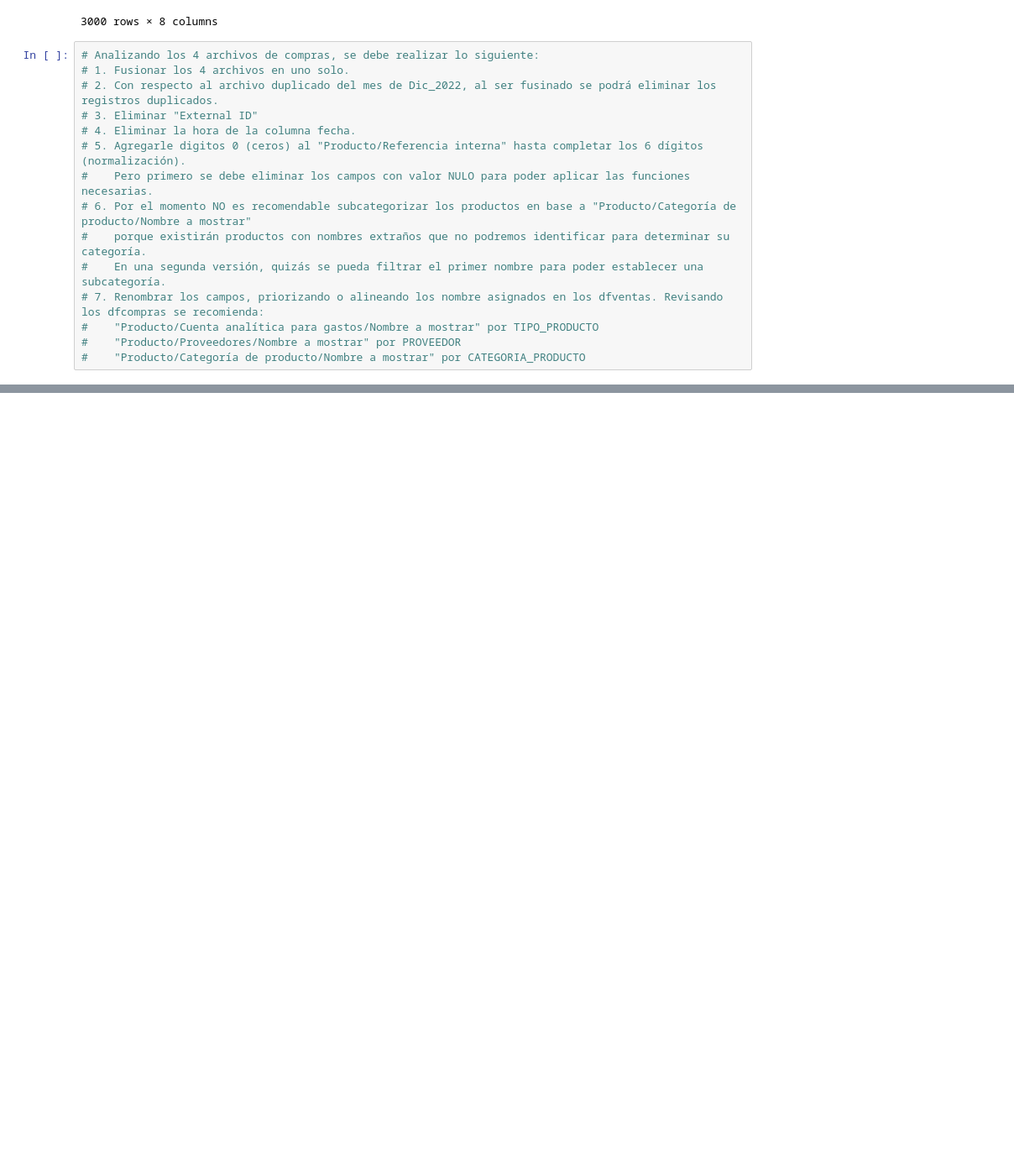
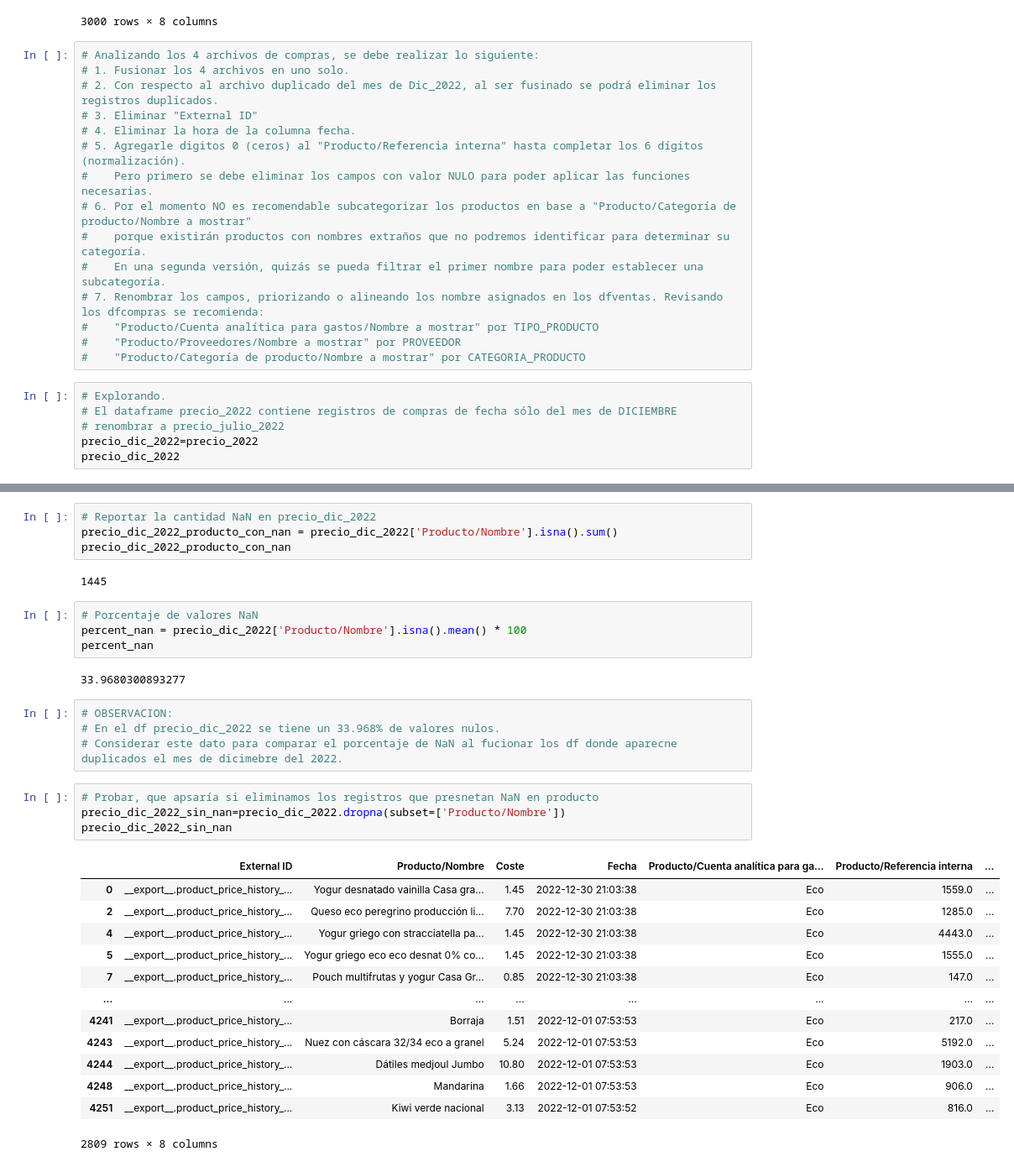
Before and after one commit to Factoria-F5-AI-Bootcamp-1-Edicion/Proyecto_Osa, a Jupyter notebook: Osa_limpieza.ipynb, the cells around one changed output, grey strips where cells are left out. Shown: that part at 84% size. Drawn from its saved outputs; the diff is of its cells as text; blank space fills up the shorter version.

Commit message:
se continua con la depuracion de compras, tratamiento de variable fecha

```diff
--- a/Osa_limpieza.ipynb
+++ b/Osa_limpieza.ipynb
@@ -1880,3 +1880,9 @@ precio_2022.head(3000)
 #    "Producto/Cuenta analítica para gastos/Nombre a mostrar" por TIPO_PRODUCTO
 #    "Producto/Proveedores/Nombre a mostrar" por PROVEEDOR
 #    "Producto/Categoría de producto/Nombre a mostrar" por CATEGORIA_PRODUCTO
+# %%
+# Explorando.
+# El dataframe precio_2022 contiene registros de compras de fecha sólo del mes de DICIEMBRE
+# renombrar a precio_julio_2022
+precio_dic_2022=precio_2022
+precio_dic_2022
@@ -1882,0 +1903,34 @@ precio_2022.head(3000)
+# %%
+# Reportar la cantidad NaN en precio_dic_2022
+precio_dic_2022_producto_con_nan = precio_dic_2022['Producto/Nombre'].isna().sum()
+precio_dic_2022_producto_con_nan
+# %% [output]
+1445
+# %%
+# Porcentaje de valores NaN
+percent_nan = precio_dic_2022['Producto/Nombre'].isna().mean() * 100
+percent_nan
+# %% [output]
+33.9680300893277
+# %%
+# OBSERVACION:
+# En el df precio_dic_2022 se tiene un 33.968% de valores nulos.
+# Considerar este dato para comparar el porcentaje de NaN al fucionar los df donde aparecne duplicados el mes de dicimebre del 2022.
+# %%
+# Probar, que apsaría si eliminamos los registros que presnetan NaN en producto
+precio_dic_2022_sin_nan=precio_dic_2022.dropna(subset=['Producto/Nombre'])
+precio_dic_2022_sin_nan
+# %% [output]
+|  | External ID | Producto/Nombre | Coste | Fecha | Producto/Cuenta analítica para ga... | Producto/Referencia interna | ... |
+| 0 | __export__.product_price_history_... | Yogur desnatado vainilla Casa gra... | 1.45 | 2022-12-30 21:03:38 | Eco | 1559.0 | ... |
+| 2 | __export__.product_price_history_... | Queso eco peregrino producción li... | 7.70 | 2022-12-30 21:03:38 | Eco | 1285.0 | ... |
+| 4 | __export__.product_price_history_... | Yogur griego con stracciatella pa... | 1.45 | 2022-12-30 21:03:38 | Eco | 4443.0 | ... |
+| 5 | __export__.product_price_history_... | Yogur griego eco eco desnat 0% co... | 1.45 | 2022-12-30 21:03:38 | Eco | 1555.0 | ... |
+| 7 | __export__.product_price_history_... | Pouch multifrutas y yogur Casa Gr... | 0.85 | 2022-12-30 21:03:38 | Eco | 147.0 | ... |
+| ... | ... | ... | ... | ... | ... | ... | ... |
+| 4241 | __export__.product_price_history_... | Borraja | 1.51 | 2022-12-01 07:53:53 | Eco | 217.0 | ... |
+| 4243 | __export__.product_price_history_... | Nuez con cáscara 32/34 eco a granel | 5.24 | 2022-12-01 07:53:53 | Eco | 5192.0 | ... |
+| 4244 | __export__.product_price_history_... | Dátiles medjoul Jumbo | 10.80 | 2022-12-01 07:53:53 | Eco | 1903.0 | ... |
+| 4248 | __export__.product_price_history_... | Mandarina | 1.66 | 2022-12-01 07:53:53 | Eco | 906.0 | ... |
+| 4251 | __export__.product_price_history_... | Kiwi verde nacional | 3.13 | 2022-12-01 07:53:52 | Eco | 816.0 | ... |
+2809 rows × 8 columns
```
Also changed, not shown: parts of 26 cells of this notebook.
